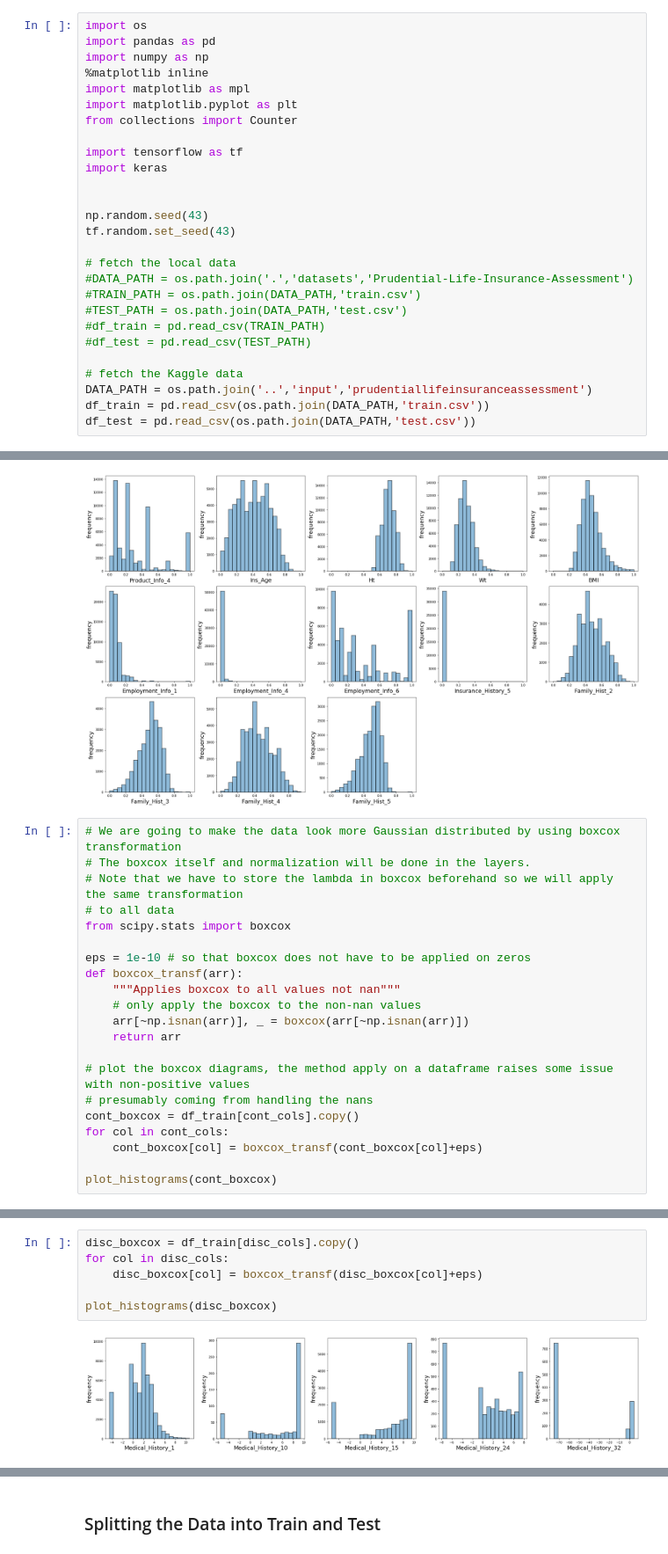
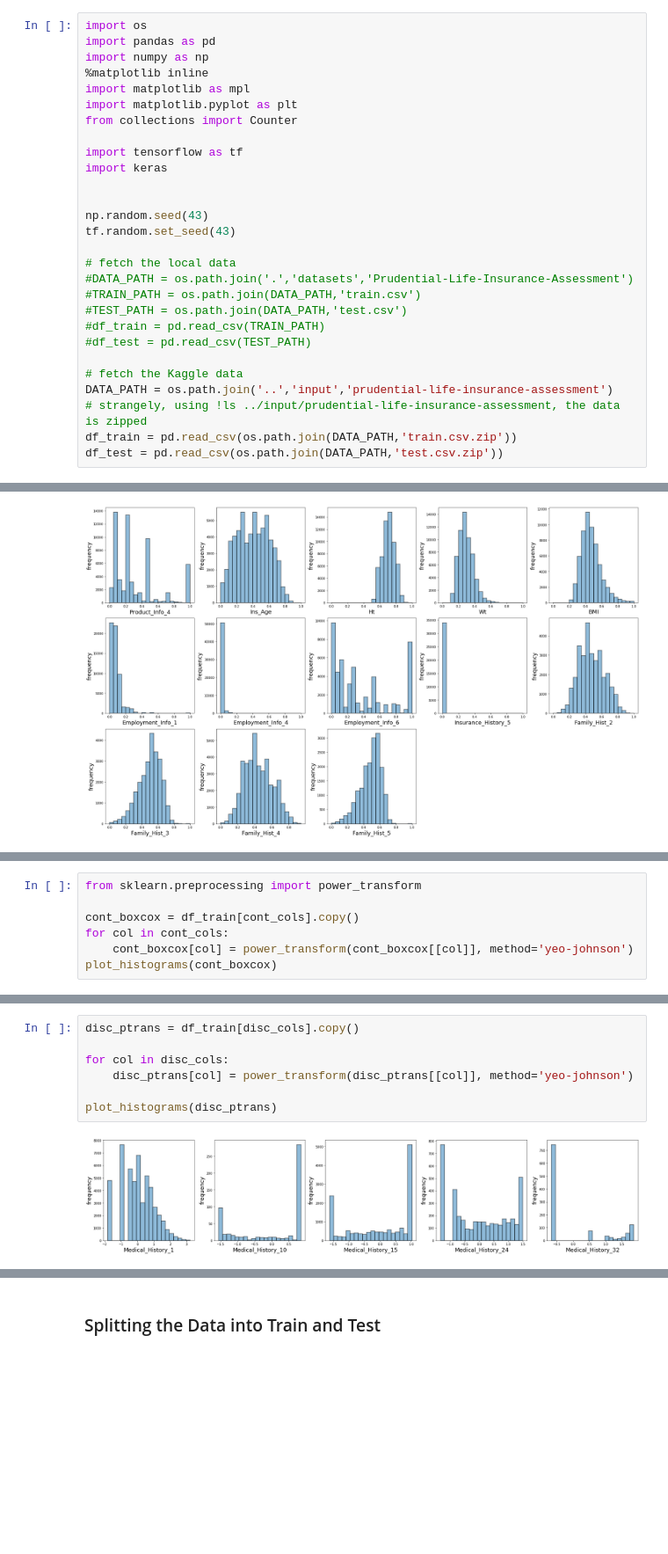
Before and after one commit to Zimle/datascience-notebooks, a Jupyter notebook: PrudInsuranceKeras.ipynb, the cells around one changed output, grey strips where cells are left out. Shown at 88% size. Drawn from its saved outputs; the diff is of its cells as text; blank space fills up the shorter version.

Commit message:
Upload new version
- added some commentaries
- changed the preprocessing
- constructed model with auxiliary output

```diff
--- a/PrudInsuranceKeras.ipynb
+++ b/PrudInsuranceKeras.ipynb
@@ -26,8 +38,9 @@ tf.random.set_seed(43)
 #df_test = pd.read_csv(TEST_PATH)
 
 # fetch the Kaggle data
-DATA_PATH = os.path.join('..','input','prudentiallifeinsuranceassessment')
-df_train = pd.read_csv(os.path.join(DATA_PATH,'train.csv'))
-df_test = pd.read_csv(os.path.join(DATA_PATH,'test.csv'))
+DATA_PATH = os.path.join('..','input','prudential-life-insurance-assessment')
+# strangely, using !ls ../input/prudential-life-insurance-assessment, the data is zipped
+df_train = pd.read_csv(os.path.join(DATA_PATH,'train.csv.zip'))
+df_test = pd.read_csv(os.path.join(DATA_PATH,'test.csv.zip'))
 # %% [output]
 Using TensorFlow backend.
@@ -186,24 +186,3 @@ def plot_histograms(data):
 plot_histograms(df_train[cont_cols])
 # %% [output]
 [figure]
-# %%
-# We are going to make the data look more Gaussian distributed by using boxcox transformation
-# The boxcox itself and normalization will be done in the layers.
-# Note that we have to store the lambda in boxcox beforehand so we will apply the same transformation
-# to all data
-from scipy.stats import boxcox
-
-eps = 1e-10 # so that boxcox does not have to be applied on zeros
-def boxcox_transf(arr):
-    """Applies boxcox to all values not nan"""
-    # only apply the boxcox to the non-nan values
-    arr[~np.isnan(arr)], _ = boxcox(arr[~np.isnan(arr)])
-    return arr
-
-# plot the boxcox diagrams, the method apply on a dataframe raises some issue with non-positive values
-# presumably coming from handling the nans
-cont_boxcox = df_train[cont_cols].copy()
-for col in cont_cols:
-    cont_boxcox[col] = boxcox_transf(cont_boxcox[col]+eps)
-
-plot_histograms(cont_boxcox)
@@ -216,0 +191,7 @@ plot_histograms(df_train[disc_cols])
+# %%
+from sklearn.preprocessing import power_transform
+
+cont_boxcox = df_train[cont_cols].copy()
+for col in cont_cols:
+    cont_boxcox[col] = power_transform(cont_boxcox[[col]], method='yeo-johnson')
+plot_histograms(cont_boxcox)
@@ -217,8 +258,9 @@ plot_histograms(df_train[disc_cols])
 # %%
-disc_boxcox = df_train[disc_cols].copy()
+disc_ptrans = df_train[disc_cols].copy()
+
 for col in disc_cols:
-    disc_boxcox[col] = boxcox_transf(disc_boxcox[col]+eps)
+    disc_ptrans[col] = power_transform(disc_ptrans[[col]], method='yeo-johnson')
 
-plot_histograms(disc_boxcox)
+plot_histograms(disc_ptrans)
 # %% [output]
-[figure, old version]
+[figure, new version]
```
Also changed, not shown: parts of 76 cells of this notebook.
